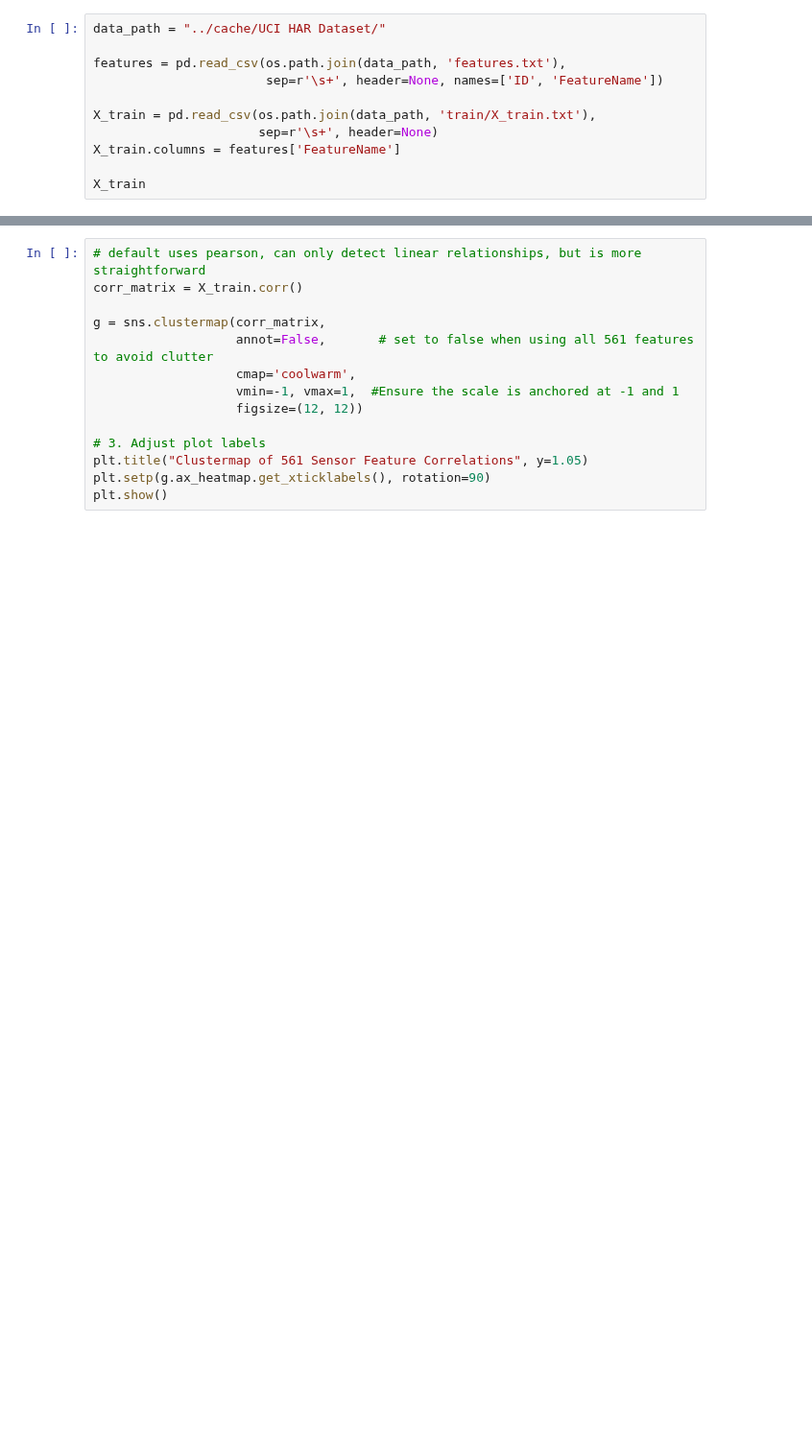
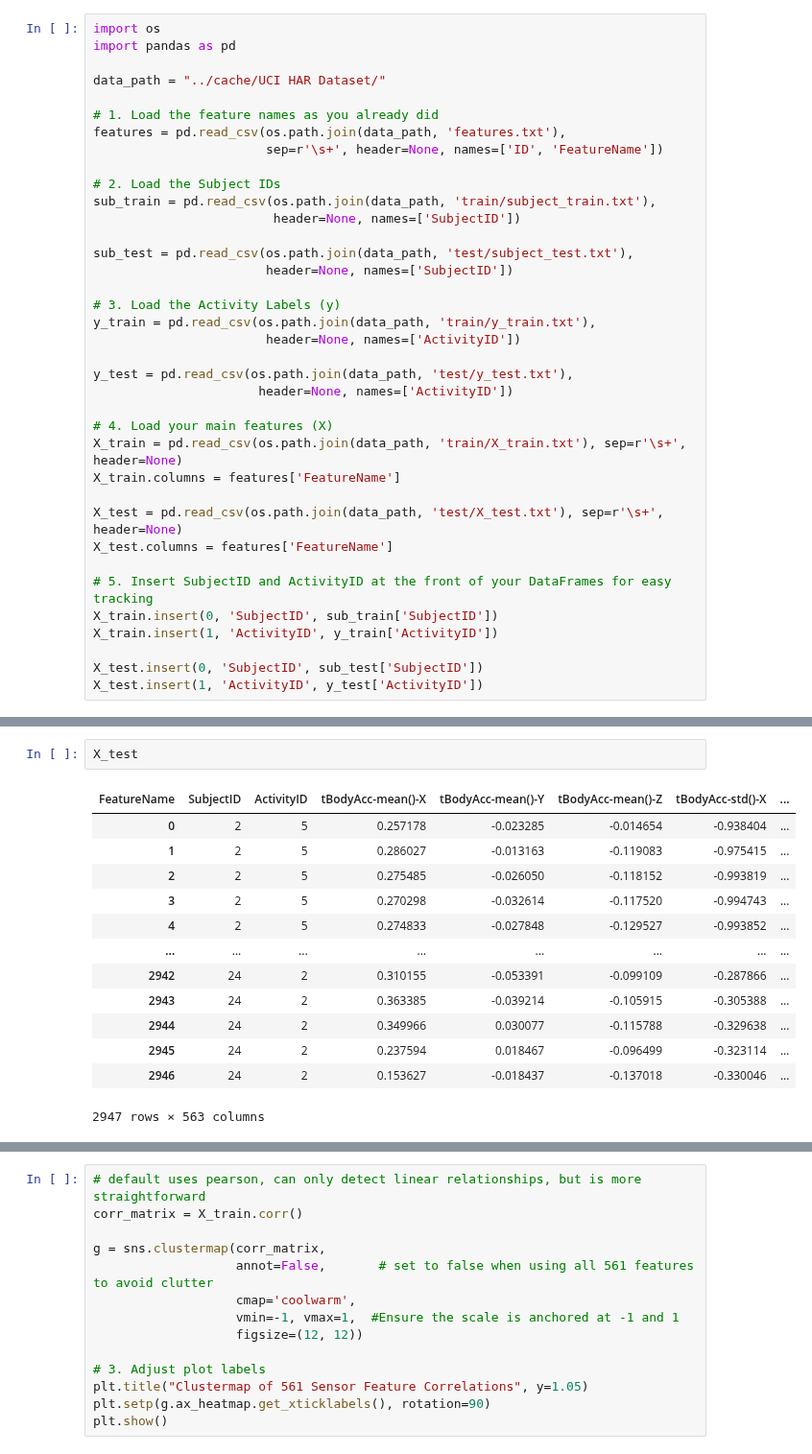
Before and after one commit to lorenz-k/FML-Activity-Classification, a Jupyter notebook: notebooks/data_exploration.ipynb, the cells around one changed output, grey strips where cells are left out. Shown at 96% size. Drawn from its saved outputs; the diff is of its cells as text; blank space fills up the shorter version.

```diff
--- a/notebooks/data_exploration.ipynb
+++ b/notebooks/data_exploration.ipynb
@@ -28,11 +22,37 @@ Import successful!
 # %%
+import os
+import pandas as pd
+
 data_path = "../cache/UCI HAR Dataset/"
 
+# 1. Load the feature names as you already did
 features = pd.read_csv(os.path.join(data_path, 'features.txt'),
                        sep=r'\s+', header=None, names=['ID', 'FeatureName'])
 
-X_train = pd.read_csv(os.path.join(data_path, 'train/X_train.txt'),
-                      sep=r'\s+', header=None)
+# 2. Load the Subject IDs
+sub_train = pd.read_csv(os.path.join(data_path, 'train/subject_train.txt'),
+                        header=None, names=['SubjectID'])
+
+sub_test = pd.read_csv(os.path.join(data_path, 'test/subject_test.txt'),
+                       header=None, names=['SubjectID'])
+
+# 3. Load the Activity Labels (y)
+y_train = pd.read_csv(os.path.join(data_path, 'train/y_train.txt'),
+                       header=None, names=['ActivityID'])
+
+y_test = pd.read_csv(os.path.join(data_path, 'test/y_test.txt'),
+                      header=None, names=['ActivityID'])
+
+# 4. Load your main features (X)
+X_train = pd.read_csv(os.path.join(data_path, 'train/X_train.txt'), sep=r'\s+', header=None)
 X_train.columns = features['FeatureName']
 
-X_train
+X_test = pd.read_csv(os.path.join(data_path, 'test/X_test.txt'), sep=r'\s+', header=None)
+X_test.columns = features['FeatureName']
+
+# 5. Insert SubjectID and ActivityID at the front of your DataFrames for easy tracking
+X_train.insert(0, 'SubjectID', sub_train['SubjectID'])
+X_train.insert(1, 'ActivityID', y_train['ActivityID'])
+
+X_test.insert(0, 'SubjectID', sub_test['SubjectID'])
+X_test.insert(1, 'ActivityID', y_test['ActivityID'])
@@ -52,0 +75,16 @@ X_train
+# %%
+X_test
+# %% [output]
+| FeatureName | SubjectID | ActivityID | tBodyAcc-mean()-X | tBodyAcc-mean()-Y | tBodyAcc-mean()-Z | tBodyAcc-std()-X | ... |
+| 0 | 2 | 5 | 0.257178 | -0.023285 | -0.014654 | -0.938404 | ... |
+| 1 | 2 | 5 | 0.286027 | -0.013163 | -0.119083 | -0.975415 | ... |
+| 2 | 2 | 5 | 0.275485 | -0.026050 | -0.118152 | -0.993819 | ... |
+| 3 | 2 | 5 | 0.270298 | -0.032614 | -0.117520 | -0.994743 | ... |
+| 4 | 2 | 5 | 0.274833 | -0.027848 | -0.129527 | -0.993852 | ... |
+| ... | ... | ... | ... | ... | ... | ... | ... |
+| 2942 | 24 | 2 | 0.310155 | -0.053391 | -0.099109 | -0.287866 | ... |
+| 2943 | 24 | 2 | 0.363385 | -0.039214 | -0.105915 | -0.305388 | ... |
+| 2944 | 24 | 2 | 0.349966 | 0.030077 | -0.115788 | -0.329638 | ... |
+| 2945 | 24 | 2 | 0.237594 | 0.018467 | -0.096499 | -0.323114 | ... |
+| 2946 | 24 | 2 | 0.153627 | -0.018437 | -0.137018 | -0.330046 | ... |
+2947 rows × 563 columns
```
Also changed, not shown: parts of 10 cells of this notebook, 2 other files.
